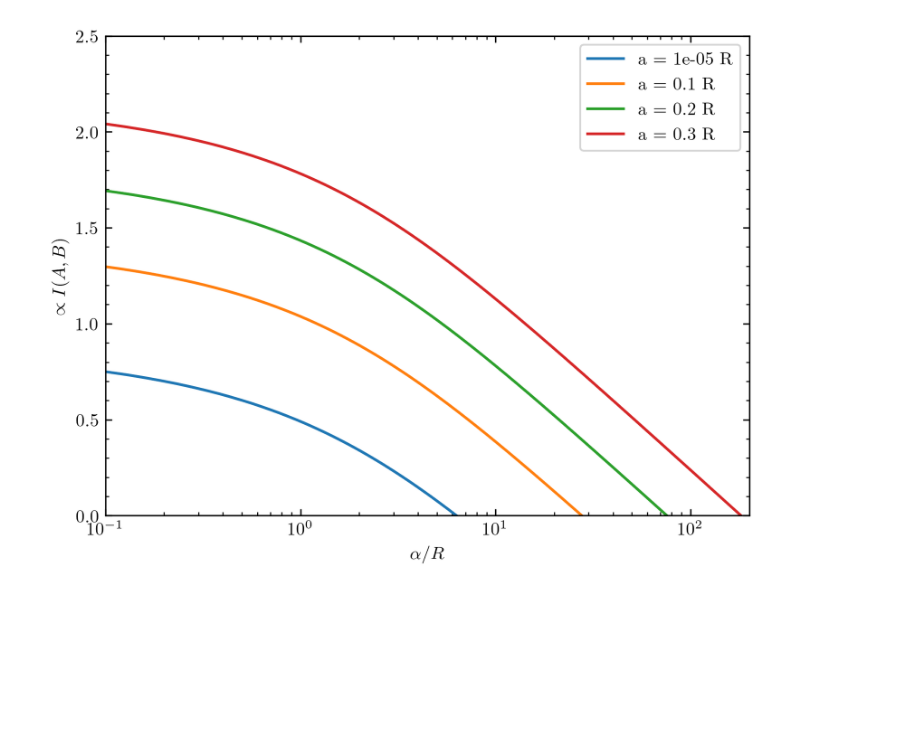
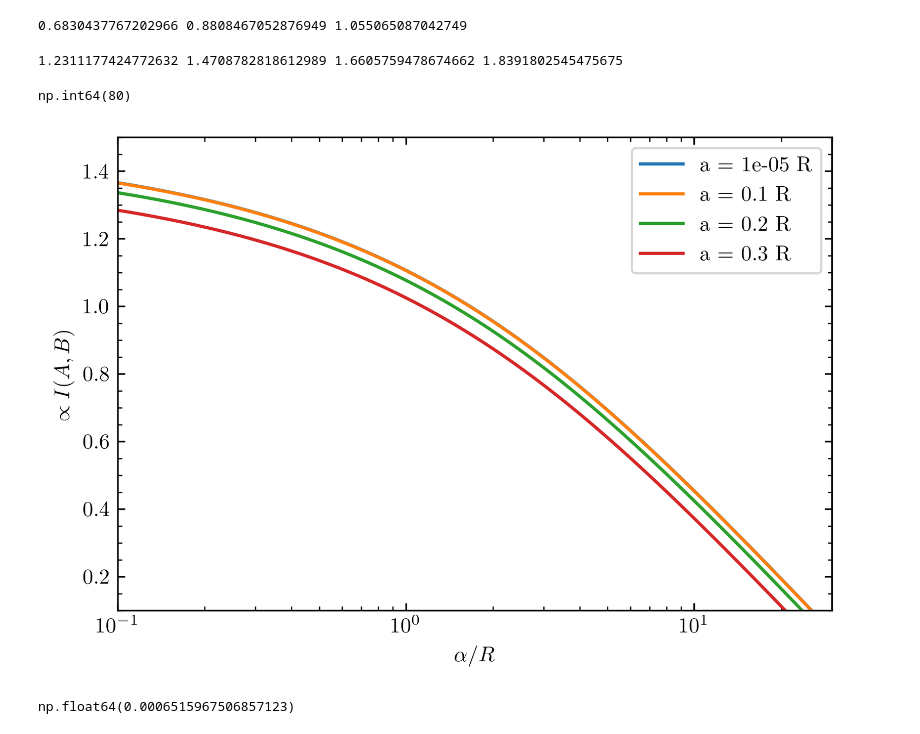
Before and after one commit to Bkorotko03/HoloProj, a Jupyter notebook: combShock260331.ipynb, the cells around one changed output. Cells and saved outputs as stored; diff of their text form; code cells hidden in the pictures; blank space fills up the shorter version.

```diff
--- a/combShock260331.ipynb
+++ b/combShock260331.ipynb
@@ -15,7 +15,8 @@ plt.rcParams['ytick.minor.visible'] = True
 plt.rcParams['text.usetex'] = True
 plt.rcParams['font.family'] = 'serif'
 plt.rcParams['font.serif'] = 'Times New Roman'
-plt.rcParams["figure.dpi"] = 300
+plt.rcParams["figure.dpi"] = 400
+plt.rcParams['figure.figsize'] = [6,4]
 # import shockFunc260331 as sf
 import NCShockFunc260331 as nsf
 # %%
@@ -139,22 +140,45 @@ plt.savefig('combFigs/unArea.pdf',format='pdf')
+# %%
+print(ncunArea[150],ncunArea2[150],ncunArea3[150])
+# %% [output]
+0.6830437767202966 0.8808467052876949 1.055065087042749
+# %%
+print(adjclimLvsrmin[150],adjncLvsrminarr[150],adjncLvsrminarr2[150],adjncLvsrminarr3[150])
+# %% [output]
+1.2311177424772632 1.4708782818612989 1.6605759478674662 1.8391802545475675
+# %%
+# np.searchsorted(adjclimLvsrmin,1.5)
+np.abs(adjclimLvsrmin - 1.5).argmin()
+# %% [output]
+np.int64(80)
 # %%
+pickL = 1.5
+cidx = np.abs(adjclimLvsrmin - pickL).argmin()
+ncidx = np.abs(adjncLvsrminarr - pickL).argmin()
+ncidx2 = np.abs(adjncLvsrminarr2 - pickL).argmin()
+ncidx3 = np.abs(adjncLvsrminarr3 - pickL).argmin()
 idx = 150
 # cMutInf = 2*cunArea[idx] - careaInt[cmask]
-climMutInf = 2*climunArea[idx] - ncareaInt[ncmask]
-ncMutInf = 2*ncunArea[idx] - ncareaInt[ncmask]
-ncMutInf2 = 2*ncunArea2[idx] - ncareaInt[ncmask]
-ncMutInf3 = 2*ncunArea3[idx] - ncareaInt[ncmask]
+climMutInf = 2*climunArea[cidx] - ncareaInt[ncmask]
+ncMutInf = 2*ncunArea[ncidx] - ncareaInt[ncmask]
+ncMutInf2 = 2*ncunArea2[ncidx2] - ncareaInt[ncmask]
+ncMutInf3 = 2*ncunArea3[ncidx3] - ncareaInt[ncmask]
 # plt.plot(calphagrid[cmask],cMutInf,label=r'a = 0')
 plt.plot(ncalphagrid[ncmask],climMutInf,label=f'a = {eps} R')
 plt.plot(ncalphagrid[ncmask],ncMutInf,label=r'a = 0.1 R')
 plt.plot(ncalphagrid[ncmask],ncMutInf2,label=r'a = 0.2 R')
 plt.plot(ncalphagrid[ncmask],ncMutInf3,label=r'a = 0.3 R')
-plt.ylim(0,2.5)
-plt.xlim(0.1,200)
+plt.ylim(0.1,1.5)
+plt.xlim(0.1,30)
 plt.ylabel(r'$\propto I(A,B)$')
 plt.xlabel(r'$\alpha / R$')
 plt.semilogx()
+# plt.semilogy()
 plt.legend()
-plt.savefig('combFigs/mutInf.pdf',format='pdf')
-# plt.show()
+# plt.savefig('combFigs/mutInf.pdf',format='pdf')
+plt.show()
 # %% [output]
-[figure, old version]
+[figure, new version]
+# %%
+(climMutInf - ncMutInf).max()
+# %% [output]
+np.float64(0.0006515967506857123)
```
Also changed, not shown: parts of 6 cells of this notebook, 7 other files.
